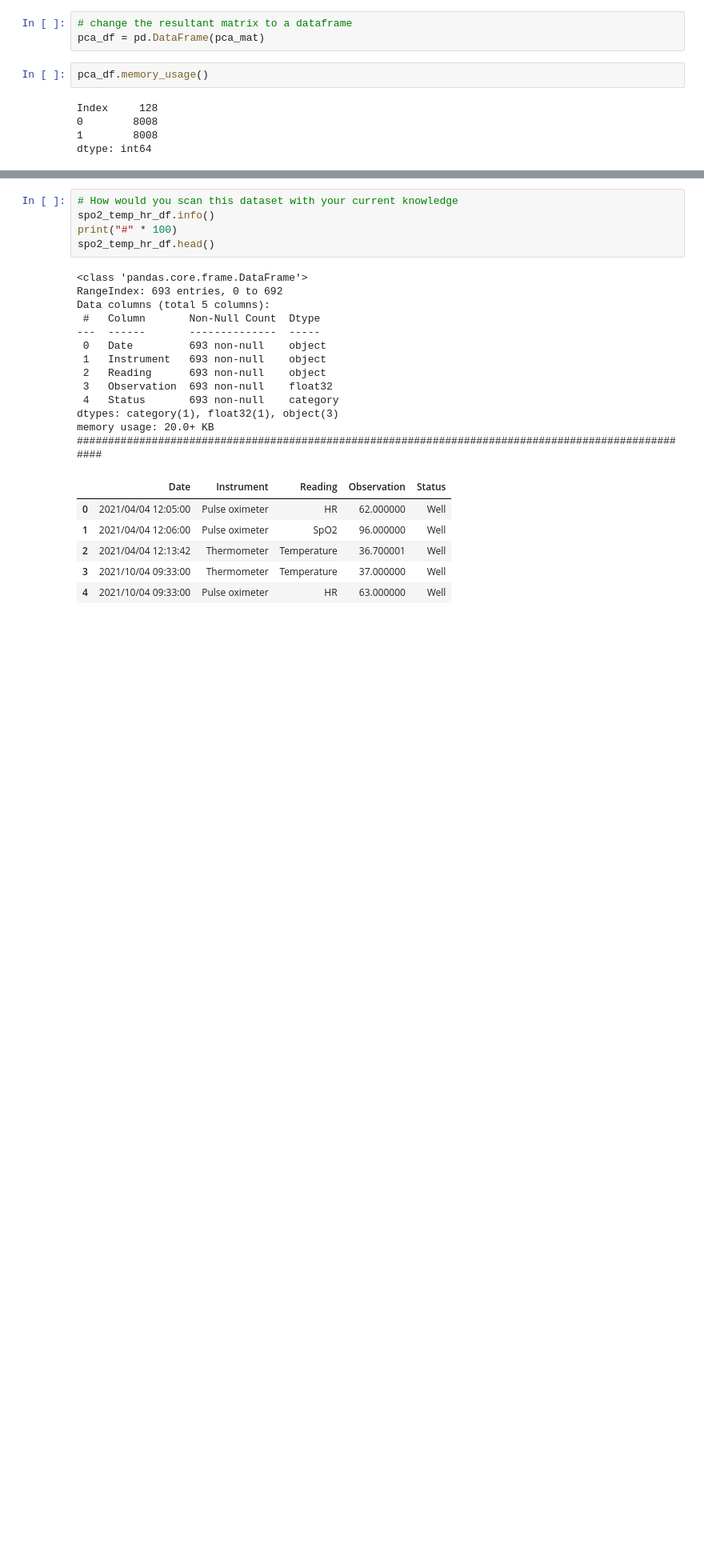
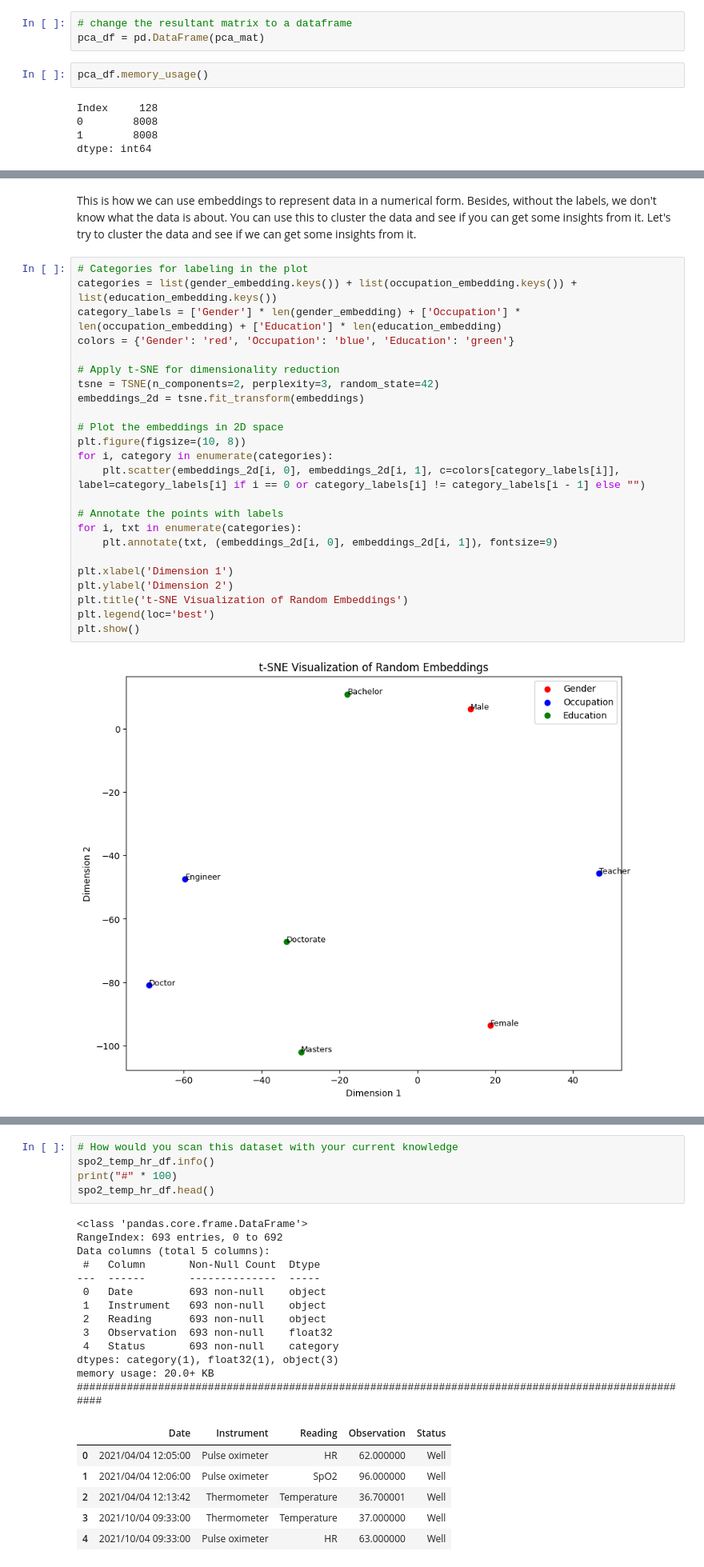
Before and after one commit to Shuyib/data-privacy-pres, a Jupyter notebook: presentation.ipynb, the cells around one changed output, grey strips where cells are left out. Shown at 80% size. Drawn from its saved outputs; the diff is of its cells as text; blank space fills up the shorter version.

Commit message:
Add example of using embeddings and T-SNE for the next presentation.

```diff
--- a/presentation.ipynb
+++ b/presentation.ipynb
@@ -470,0 +541,28 @@ Moved from 82 columns to 2. Notice: the number of bytes in the column resembles
+# %% [markdown]
+This is how we can use embeddings to represent data in a numerical form. Besides, without the labels, we don't know what the data is about. You can use this to cluster the data and see if you can get some insights from it. Let's try to cluster the data and see if we can get some insights from it.
+# %%
+# Categories for labeling in the plot
+categories = list(gender_embedding.keys()) + list(occupation_embedding.keys()) + list(education_embedding.keys())
+category_labels = ['Gender'] * len(gender_embedding) + ['Occupation'] * len(occupation_embedding) + ['Education'] * len(education_embedding)
+colors = {'Gender': 'red', 'Occupation': 'blue', 'Education': 'green'}
+
+# Apply t-SNE for dimensionality reduction
+tsne = TSNE(n_components=2, perplexity=3, random_state=42)
+embeddings_2d = tsne.fit_transform(embeddings)
+
+# Plot the embeddings in 2D space
+plt.figure(figsize=(10, 8))
+for i, category in enumerate(categories):
+    plt.scatter(embeddings_2d[i, 0], embeddings_2d[i, 1], c=colors[category_labels[i]], label=category_labels[i] if i == 0 or category_labels[i] != category_labels[i - 1] else "")
+
+# Annotate the points with labels
+for i, txt in enumerate(categories):
+    plt.annotate(txt, (embeddings_2d[i, 0], embeddings_2d[i, 1]), fontsize=9)
+
+plt.xlabel('Dimension 1')
+plt.ylabel('Dimension 2')
+plt.title('t-SNE Visualization of Random Embeddings')
+plt.legend(loc='best')
+plt.show()
+# %% [output]
+[figure, added]
```
Also changed, not shown: parts of 9 cells of this notebook.
